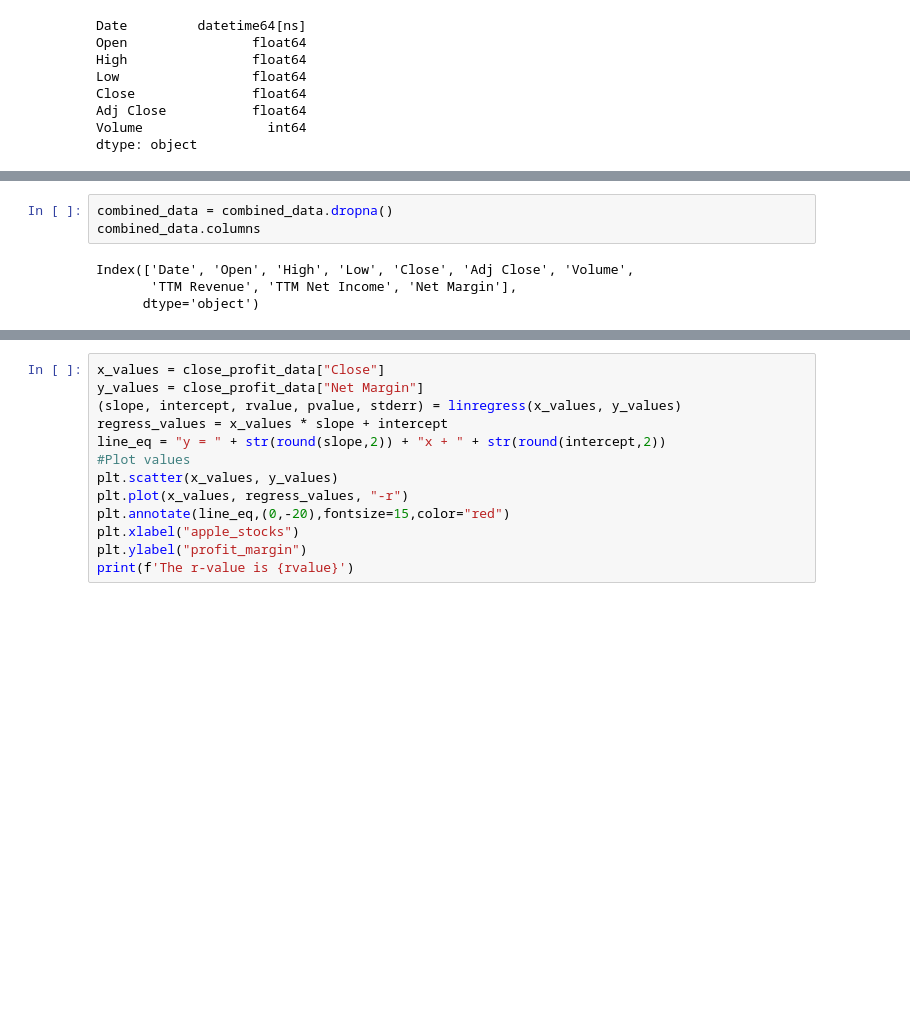
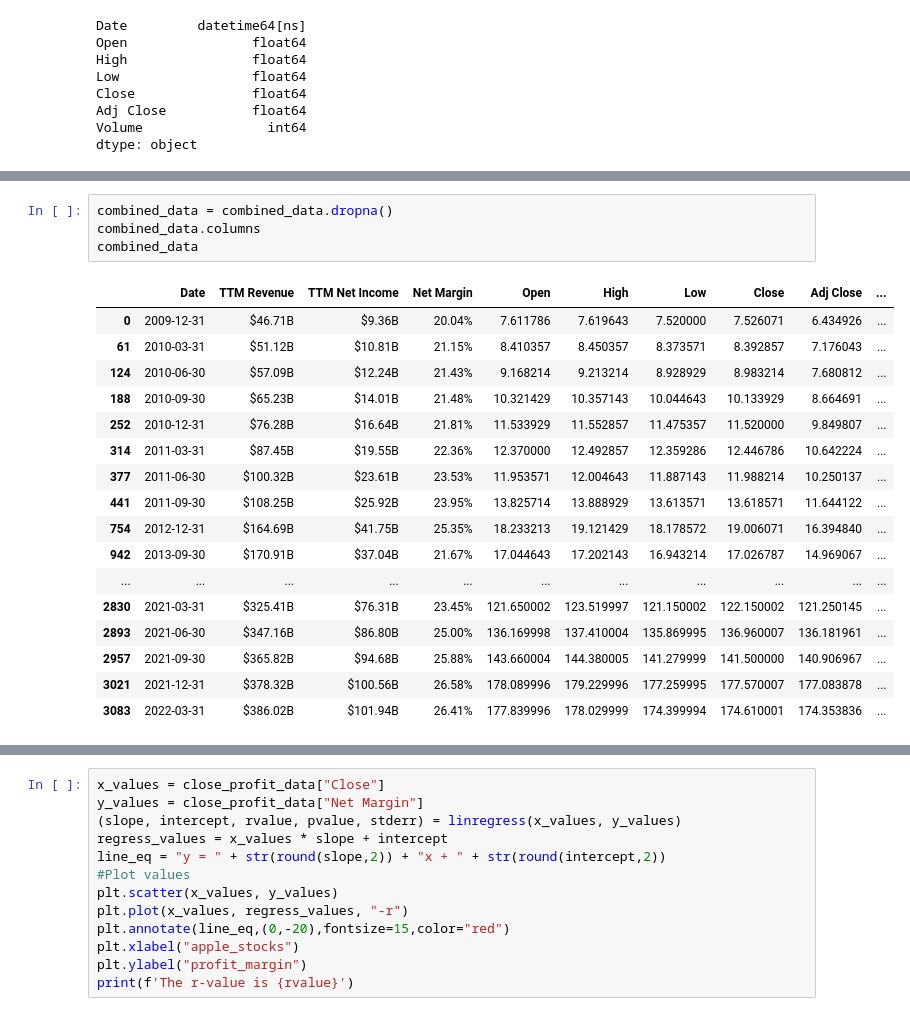
Before and after one commit to Sukhrajb1988/Project1G1, a Jupyter notebook: profit_margin.ipynb, the cells around one changed output, grey strips where cells are left out. Saved outputs shown, nothing was run; the diff lists cells and outputs as text; blank space fills up the shorter version.

```diff
--- a/profit_margin.ipynb
+++ b/profit_margin.ipynb
@@ -143,10 +135,25 @@ combined_data
 # %%
 combined_data = combined_data.dropna()
 combined_data.columns
+combined_data
 # %% [output]
-Index(['Date', 'Open', 'High', 'Low', 'Close', 'Adj Close', 'Volume',
-       'TTM Revenue', 'TTM Net Income', 'Net Margin'],
-      dtype='object')
+|  | Date | TTM Revenue | TTM Net Income | Net Margin | Open | High | Low | Close | Adj Close | ... |
+| 0 | 2009-12-31 | $46.71B | $9.36B | 20.04% | 7.611786 | 7.619643 | 7.520000 | 7.526071 | 6.434926 | ... |
+| 61 | 2010-03-31 | $51.12B | $10.81B | 21.15% | 8.410357 | 8.450357 | 8.373571 | 8.392857 | 7.176043 | ... |
+| 124 | 2010-06-30 | $57.09B | $12.24B | 21.43% | 9.168214 | 9.213214 | 8.928929 | 8.983214 | 7.680812 | ... |
+| 188 | 2010-09-30 | $65.23B | $14.01B | 21.48% | 10.321429 | 10.357143 | 10.044643 | 10.133929 | 8.664691 | ... |
+| 252 | 2010-12-31 | $76.28B | $16.64B | 21.81% | 11.533929 | 11.552857 | 11.475357 | 11.520000 | 9.849807 | ... |
+| 314 | 2011-03-31 | $87.45B | $19.55B | 22.36% | 12.370000 | 12.492857 | 12.359286 | 12.446786 | 10.642224 | ... |
+| 377 | 2011-06-30 | $100.32B | $23.61B | 23.53% | 11.953571 | 12.004643 | 11.887143 | 11.988214 | 10.250137 | ... |
+| 441 | 2011-09-30 | $108.25B | $25.92B | 23.95% | 13.825714 | 13.888929 | 13.613571 | 13.618571 | 11.644122 | ... |
+| 754 | 2012-12-31 | $164.69B | $41.75B | 25.35% | 18.233213 | 19.121429 | 18.178572 | 19.006071 | 16.394840 | ... |
+| 942 | 2013-09-30 | $170.91B | $37.04B | 21.67% | 17.044643 | 17.202143 | 16.943214 | 17.026787 | 14.969067 | ... |
+| ... | ... | ... | ... | ... | ... | ... | ... | ... | ... | ... |
+| 2830 | 2021-03-31 | $325.41B | $76.31B | 23.45% | 121.650002 | 123.519997 | 121.150002 | 122.150002 | 121.250145 | ... |
+| 2893 | 2021-06-30 | $347.16B | $86.80B | 25.00% | 136.169998 | 137.410004 | 135.869995 | 136.960007 | 136.181961 | ... |
+| 2957 | 2021-09-30 | $365.82B | $94.68B | 25.88% | 143.660004 | 144.380005 | 141.279999 | 141.500000 | 140.906967 | ... |
+| 3021 | 2021-12-31 | $378.32B | $100.56B | 26.58% | 178.089996 | 179.229996 | 177.259995 | 177.570007 | 177.083878 | ... |
+| 3083 | 2022-03-31 | $386.02B | $101.94B | 26.41% | 177.839996 | 178.029999 | 174.399994 | 174.610001 | 174.353836 | ... |
 # %%
 close_profit_data = combined_data[["Date","Close","TTM Revenue","Net Margin"]]
 close_profit_data.dtypes
```
Also changed, not shown: parts of 17 cells of this notebook.
